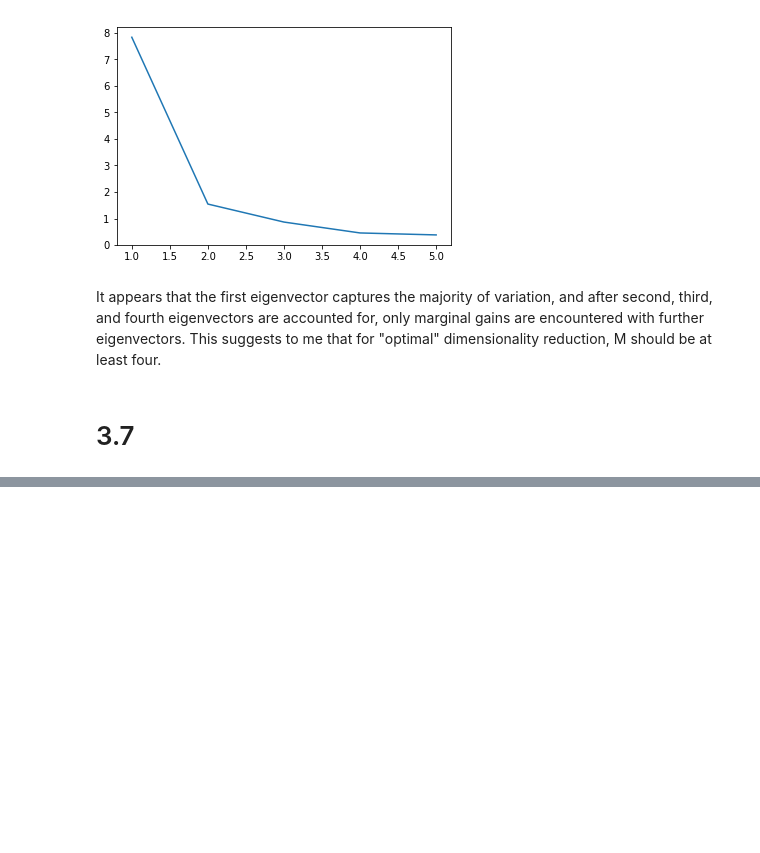
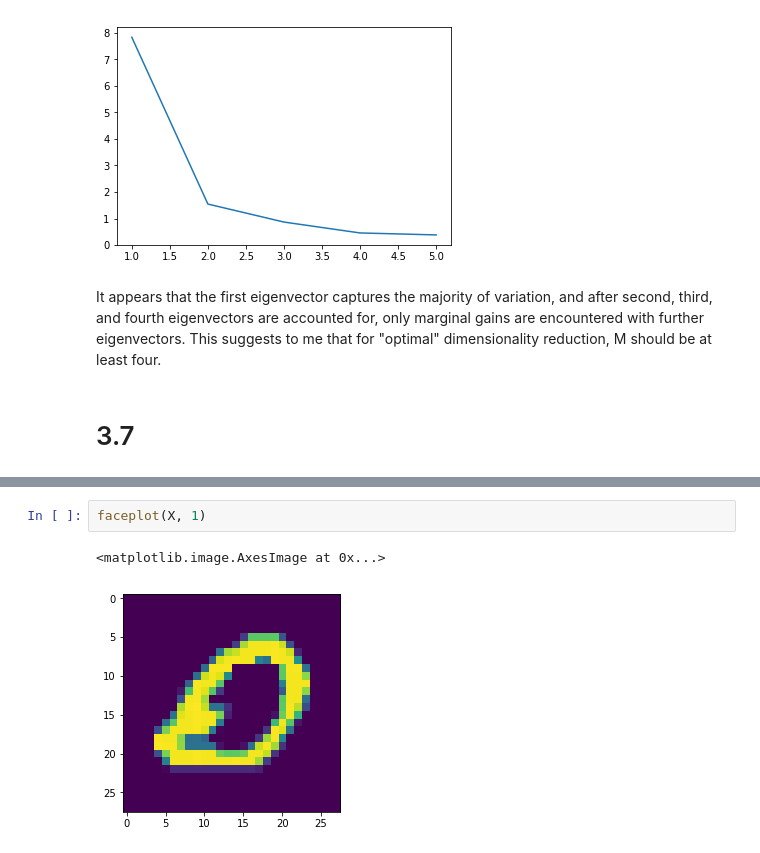
Before and after one commit to WyattGMadden/mathematics_of_machine_learning_group_19, a Jupyter notebook: labs/lab_3/Lab 3 - Wyatt Madden & Dan Crowley.ipynb, the cells around one changed output, grey strips where cells are left out. Cells and saved outputs as stored; diff of their text form; blank space fills up the shorter version.

```diff
--- a/labs/lab_3/Lab 3 - Wyatt Madden & Dan Crowley.ipynb
+++ b/labs/lab_3/Lab 3 - Wyatt Madden & Dan Crowley.ipynb
@@ -191,0 +209,5 @@ g.map(plt.scatter, "x_coord", "y_coord", s = 250)
+# %%
+faceplot(X, 1)
+# %% [output]
+<matplotlib.image.AxesImage at 0x...>
+[figure, added]
```
Also changed, not shown: parts of 17 cells of this notebook, 46 other files.
